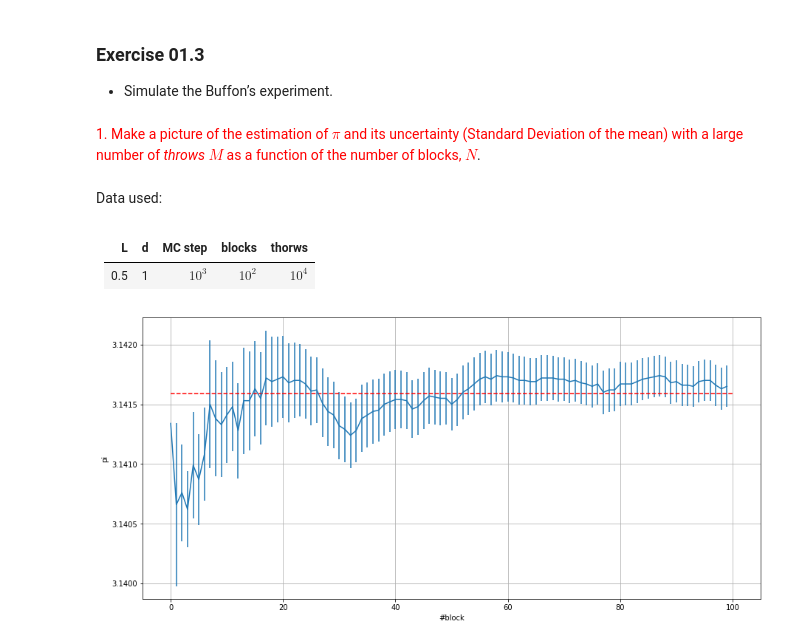
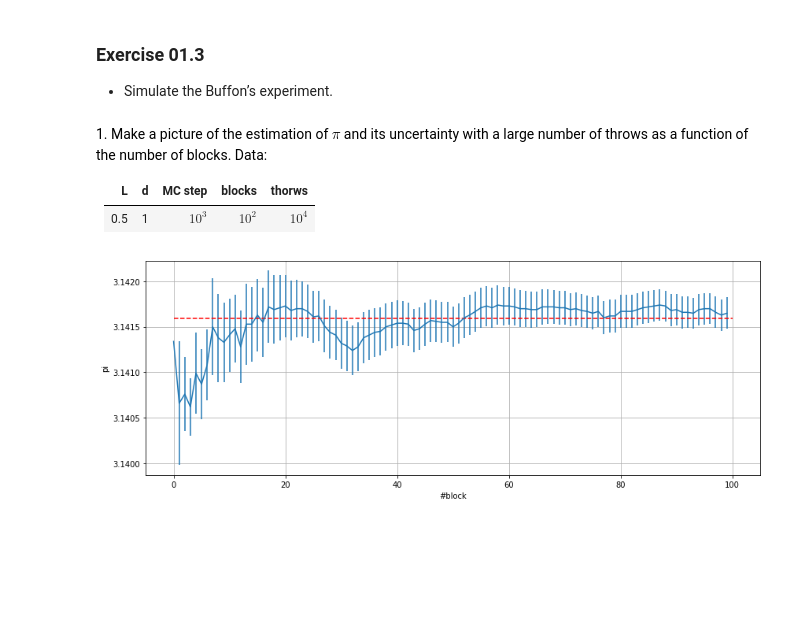
Before and after one commit to martanit/laboratorio-simulazione-numerica, a Jupyter notebook: exercise_01/exercise_01.ipynb, the cells around one changed output. Drawn from its saved outputs; the diff is of its cells as text; code cells hidden in the pictures; blank space fills up the shorter version.

```diff
--- a/exercise_01/exercise_01.ipynb
+++ b/exercise_01/exercise_01.ipynb
@@ -217,22 +212,20 @@ We can observe that the probability distribution of the means on $N\approx100$ v
 ### Exercise 01.3
 - Simulate the Buffon’s experiment.
 # %% [markdown]
-<font color="red">1. Make a picture of the estimation of $\pi$ and its uncertainty (Standard Deviation of the mean) with a large number of *throws* $M$ as a function of the number of blocks, $N$</font>.
+<font color="black">1. Make a picture of the estimation of $\pi$ and its uncertainty with a large number of throws as a function of the number of blocks. Data:
+
+| L   | d | MC step | blocks | thorws |
+|-----|---|---------|--------|--------|
+| 0.5 | 1 | $10^3$  | $10^2$ | $10^4$ |
-# %% [markdown]
-Data used:
-# %% [markdown]
-| L   | d | MC step | blocks | thorws |
-|-----|---|---------|--------|--------|
-| 0.5 | 1 | $10^3$  | $10^2$ | $10^4$ |
 # %%
 x3, y3, err_prog3 = np.loadtxt("data/output_es01.3.dat",\
                                usecols=(0,1,2), delimiter=' ', unpack='true')
-plt.figure(figsize=(15,7))
+plt.figure(figsize=(14,5))
 plt.errorbar(x3,y3,yerr=err_prog3)
 plt.hlines(3.14159265359, 0, 100, colors='r', linestyles='dashed')
 plt.xlabel('#block')
 plt.ylabel('pi')
 plt.grid(True)
 plt.show()
 # %% [output]
-[figure, old version]
+[figure, new version]
```
Also changed, not shown: parts of 9 cells of this notebook, 16 other files.
